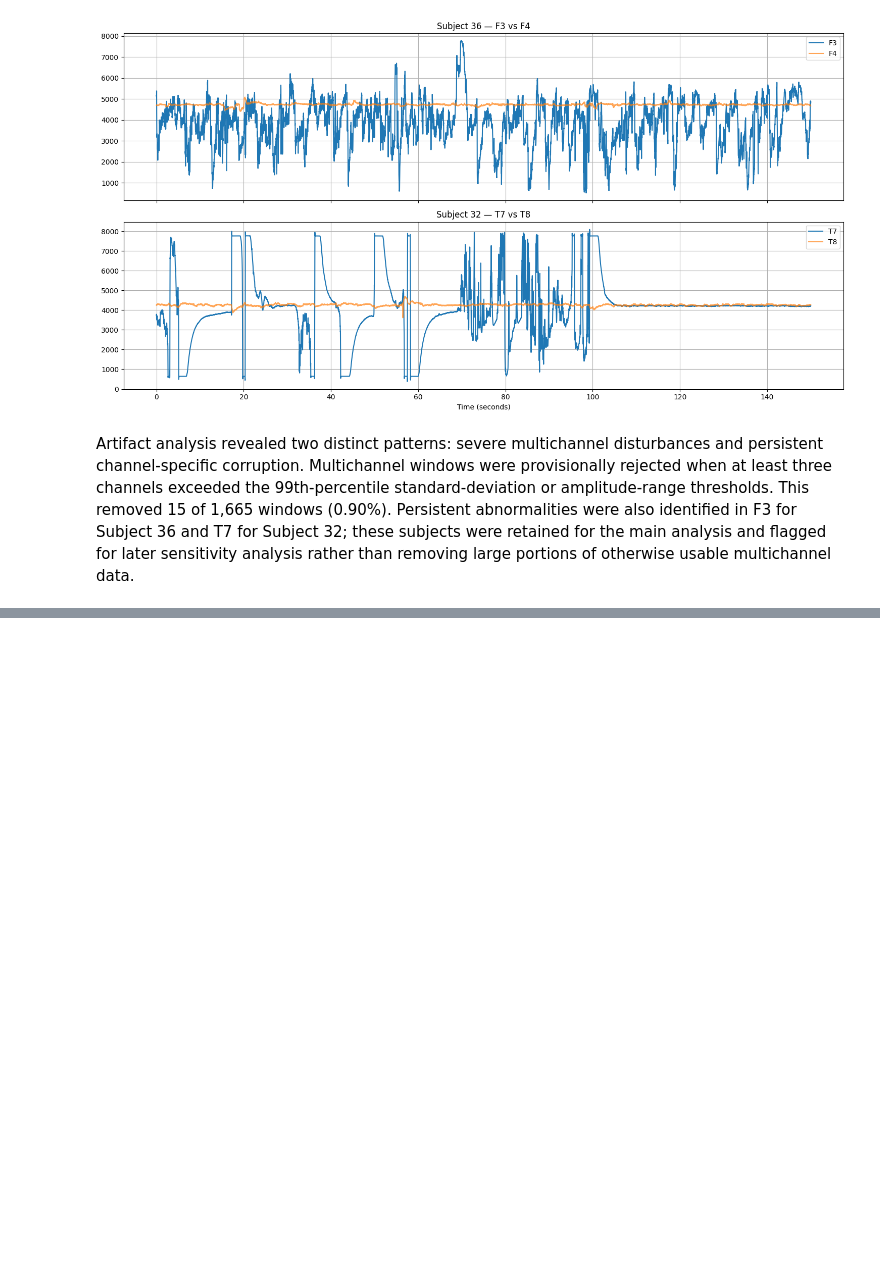
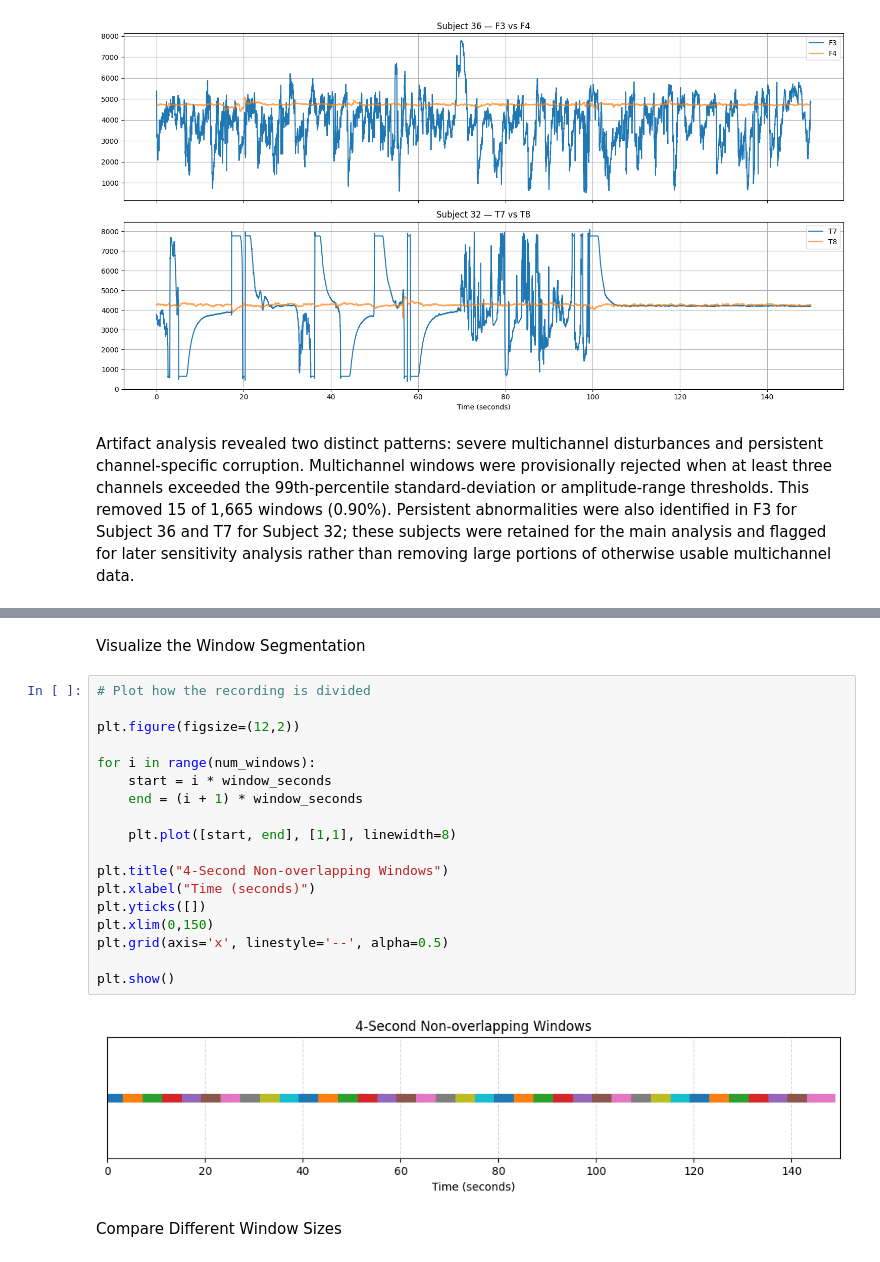
Before and after one commit to HumaimaRiaz47/eeg-cognitive-load-comparison, a Jupyter notebook: notebooks/dataset_exploration.ipynb, the cells around one changed output, grey strips where cells are left out. Saved outputs shown, nothing was run; the diff lists cells and outputs as text; blank space fills up the shorter version.

```diff
--- a/notebooks/dataset_exploration.ipynb
+++ b/notebooks/dataset_exploration.ipynb
@@ -2012,0 +2061,24 @@ Artifact analysis revealed two distinct patterns: severe multichannel disturbanc
+# %% [markdown]
+Visualize the Window Segmentation
+# %%
+# Plot how the recording is divided
+
+plt.figure(figsize=(12,2))
+
+for i in range(num_windows):
+    start = i * window_seconds
+    end = (i + 1) * window_seconds
+
+    plt.plot([start, end], [1,1], linewidth=8)
+
+plt.title("4-Second Non-overlapping Windows")
+plt.xlabel("Time (seconds)")
+plt.yticks([])
+plt.xlim(0,150)
+plt.grid(axis='x', linestyle='--', alpha=0.5)
+
+plt.show()
+# %% [output]
+[figure, added]
+# %% [markdown]
+Compare Different Window Sizes
```
Also changed, not shown: parts of 7 cells of this notebook.
